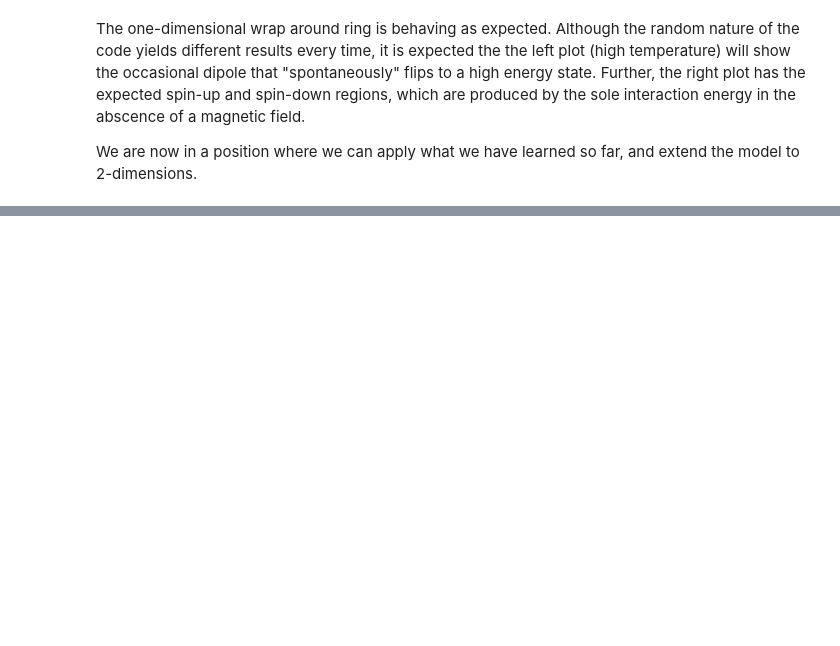
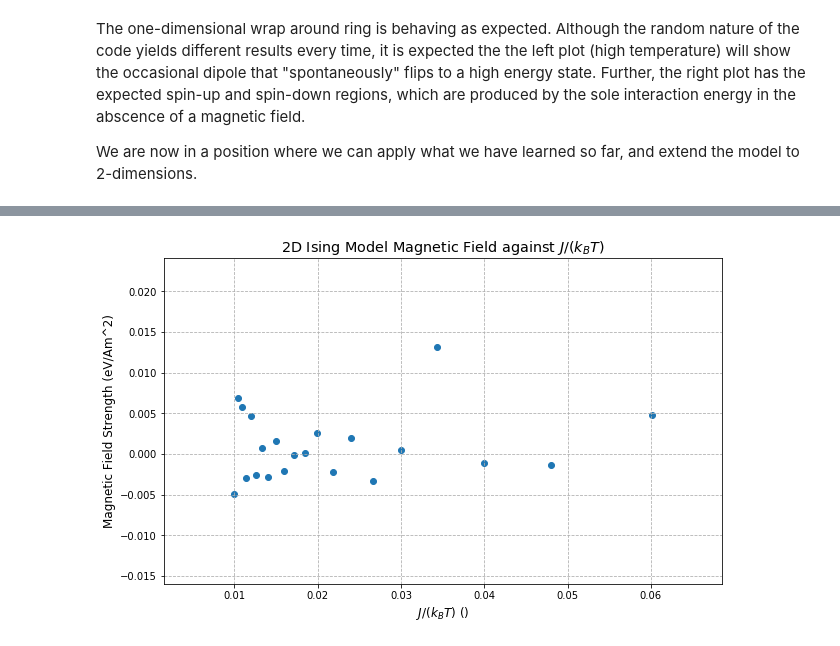
Before and after one commit to kennethsharman/PHYS_481, a Jupyter notebook: Assignments/Assignment_4.ipynb, the cells around one changed output, grey strips where cells are left out. Drawn from its saved outputs; the diff is of its cells as text; code cells hidden in the pictures; blank space fills up the shorter version.

```diff
--- a/Assignments/Assignment_4.ipynb
+++ b/Assignments/Assignment_4.ipynb
@@ -574,0 +724,34 @@ We are now in a position where we can apply what we have learned so far, and ext
+# %%
+'''Create plot'''
+plt.figure(figsize=(10, 6)) # Set the plot size
+
+T_VALS = np.linspace(0.83, 5.0, 21) # temperature range calculated above
+M = [] # empty list for magnetic field strength
+SAMPLE_SIZE = 50 # Sample sized used to find average magnetic field
+J_VAL = 4.3e-6 # Ineraction constant calculated above
+
+for t in T_VALS:
+    m_val = 0 # Keep a running sum of magnetic field strength (average at end of iteration)
+    ising_object = IsingModel(B=0.0, T=t, J=J_VAL, shape=(51, 49)) # Instantiate IsingModel
+    ising_object.equilibriate_system(24990) # 10N = 10(51)(49) = 24990
+
+    # For each temperature get 50 samples, calculate magnetic field strength and determine average
+    for _ in range(SAMPLE_SIZE):
+        ising_object.equilibriate_system(20)
+        m_val += np.sum(ising_object.state)/np.size(ising_object.state)
+    M.append(m_val/float(SAMPLE_SIZE)) # Add average magnetic field strength to list
+
+# We are plotting J/(k_B * temperature) so the x-values are calculated using list comprehension
+XS = [J_VAL/(IsingModel.k*t_val) for t_val in T_VALS]
+
+plt.scatter(XS, M) # Plot data
+
+# Customize Graph
+plt.xlabel('$J/(k_B T)$ ()', fontsize='large')
+plt.ylabel('Magnetic Field Strength (eV/Am^2)', fontsize='large')
+plt.title('2D Ising Model Magnetic Field against $J/(k_B T)$', fontsize='x-large')
+plt.grid(linestyle='dashed') # Add grid with dashed lines to graph
+
+plt.show()
+# %% [output]
+[figure, added]
```
Also changed, not shown: parts of 24 cells of this notebook.
